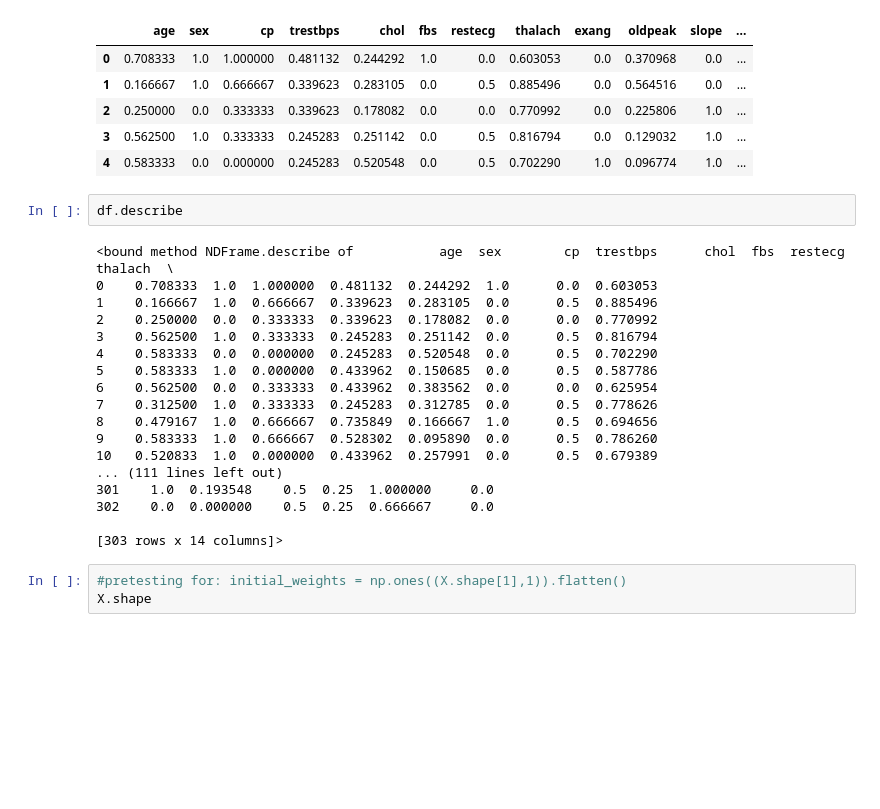
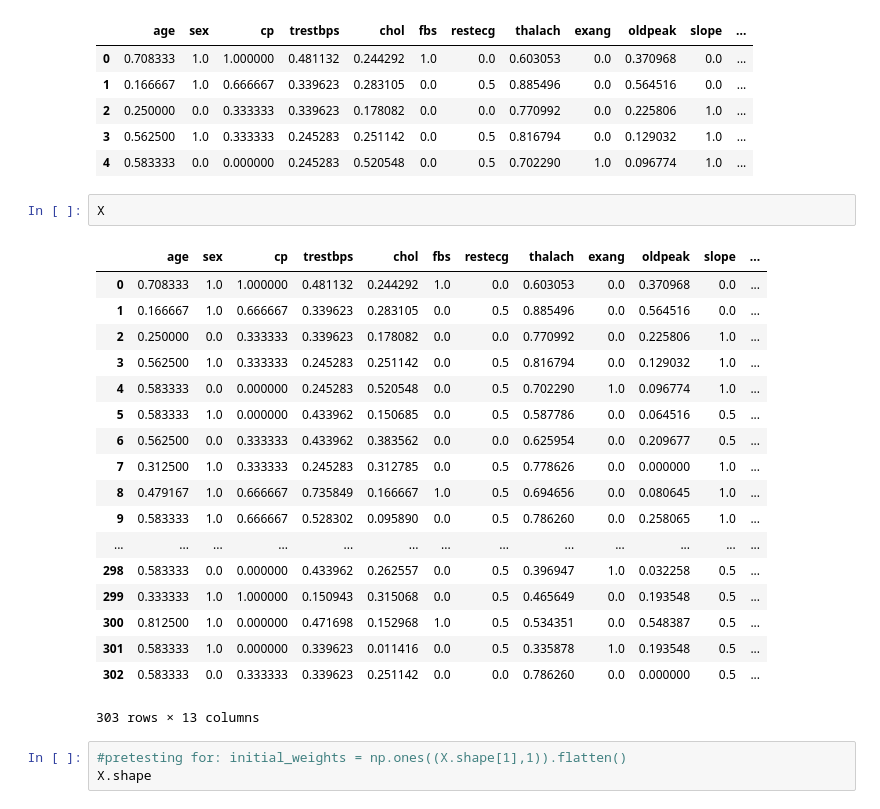
Before and after one commit to Erika-Russi/dsc-3-30-06-coding-logistic-regression-from-scratch-nyc-career-ds-102218, a Jupyter notebook: index.ipynb, the cells around one changed output. Cells and saved outputs as stored; diff of their text form; blank space fills up the shorter version.

```diff
--- a/index.ipynb
+++ b/index.ipynb
@@ -81,26 +81,27 @@ X.head()
 | 2 | 0.250000 | 0.0 | 0.333333 | 0.339623 | 0.178082 | 0.0 | 0.0 | 0.770992 | 0.0 | 0.225806 | 1.0 | ... |
 | 3 | 0.562500 | 1.0 | 0.333333 | 0.245283 | 0.251142 | 0.0 | 0.5 | 0.816794 | 0.0 | 0.129032 | 1.0 | ... |
 | 4 | 0.583333 | 0.0 | 0.000000 | 0.245283 | 0.520548 | 0.0 | 0.5 | 0.702290 | 1.0 | 0.096774 | 1.0 | ... |
-# %%
-df.describe
-# %% [output]
-<bound method NDFrame.describe of           age  sex        cp  trestbps      chol  fbs  restecg   thalach  \
-0    0.708333  1.0  1.000000  0.481132  0.244292  1.0      0.0  0.603053
-1    0.166667  1.0  0.666667  0.339623  0.283105  0.0      0.5  0.885496
-2    0.250000  0.0  0.333333  0.339623  0.178082  0.0      0.0  0.770992
-3    0.562500  1.0  0.333333  0.245283  0.251142  0.0      0.5  0.816794
-4    0.583333  0.0  0.000000  0.245283  0.520548  0.0      0.5  0.702290
-5    0.583333  1.0  0.000000  0.433962  0.150685  0.0      0.5  0.587786
-6    0.562500  0.0  0.333333  0.433962  0.383562  0.0      0.0  0.625954
-7    0.312500  1.0  0.333333  0.245283  0.312785  0.0      0.5  0.778626
-8    0.479167  1.0  0.666667  0.735849  0.166667  1.0      0.5  0.694656
-9    0.583333  1.0  0.666667  0.528302  0.095890  0.0      0.5  0.786260
-10   0.520833  1.0  0.000000  0.433962  0.257991  0.0      0.5  0.679389
-... (111 lines left out)
-301    1.0  0.193548    0.5  0.25  1.000000     0.0
-302    0.0  0.000000    0.5  0.25  0.666667     0.0
-
-[303 rows x 14 columns]>
+# %%
+X
+# %% [output]
+|  | age | sex | cp | trestbps | chol | fbs | restecg | thalach | exang | oldpeak | slope | ... |
+| 0 | 0.708333 | 1.0 | 1.000000 | 0.481132 | 0.244292 | 1.0 | 0.0 | 0.603053 | 0.0 | 0.370968 | 0.0 | ... |
+| 1 | 0.166667 | 1.0 | 0.666667 | 0.339623 | 0.283105 | 0.0 | 0.5 | 0.885496 | 0.0 | 0.564516 | 0.0 | ... |
+| 2 | 0.250000 | 0.0 | 0.333333 | 0.339623 | 0.178082 | 0.0 | 0.0 | 0.770992 | 0.0 | 0.225806 | 1.0 | ... |
+| 3 | 0.562500 | 1.0 | 0.333333 | 0.245283 | 0.251142 | 0.0 | 0.5 | 0.816794 | 0.0 | 0.129032 | 1.0 | ... |
+| 4 | 0.583333 | 0.0 | 0.000000 | 0.245283 | 0.520548 | 0.0 | 0.5 | 0.702290 | 1.0 | 0.096774 | 1.0 | ... |
+| 5 | 0.583333 | 1.0 | 0.000000 | 0.433962 | 0.150685 | 0.0 | 0.5 | 0.587786 | 0.0 | 0.064516 | 0.5 | ... |
+| 6 | 0.562500 | 0.0 | 0.333333 | 0.433962 | 0.383562 | 0.0 | 0.0 | 0.625954 | 0.0 | 0.209677 | 0.5 | ... |
+| 7 | 0.312500 | 1.0 | 0.333333 | 0.245283 | 0.312785 | 0.0 | 0.5 | 0.778626 | 0.0 | 0.000000 | 1.0 | ... |
+| 8 | 0.479167 | 1.0 | 0.666667 | 0.735849 | 0.166667 | 1.0 | 0.5 | 0.694656 | 0.0 | 0.080645 | 1.0 | ... |
+| 9 | 0.583333 | 1.0 | 0.666667 | 0.528302 | 0.095890 | 0.0 | 0.5 | 0.786260 | 0.0 | 0.258065 | 1.0 | ... |
+| ... | ... | ... | ... | ... | ... | ... | ... | ... | ... | ... | ... | ... |
+| 298 | 0.583333 | 0.0 | 0.000000 | 0.433962 | 0.262557 | 0.0 | 0.5 | 0.396947 | 1.0 | 0.032258 | 0.5 | ... |
+| 299 | 0.333333 | 1.0 | 1.000000 | 0.150943 | 0.315068 | 0.0 | 0.5 | 0.465649 | 0.0 | 0.193548 | 0.5 | ... |
+| 300 | 0.812500 | 1.0 | 0.000000 | 0.471698 | 0.152968 | 1.0 | 0.5 | 0.534351 | 0.0 | 0.548387 | 0.5 | ... |
+| 301 | 0.583333 | 1.0 | 0.000000 | 0.339623 | 0.011416 | 0.0 | 0.5 | 0.335878 | 1.0 | 0.193548 | 0.5 | ... |
+| 302 | 0.583333 | 0.0 | 0.333333 | 0.339623 | 0.251142 | 0.0 | 0.0 | 0.786260 | 0.0 | 0.000000 | 0.5 | ... |
+303 rows × 13 columns
 # %%
 #pretesting for: initial_weights = np.ones((X.shape[1],1)).flatten()
 X.shape
```
